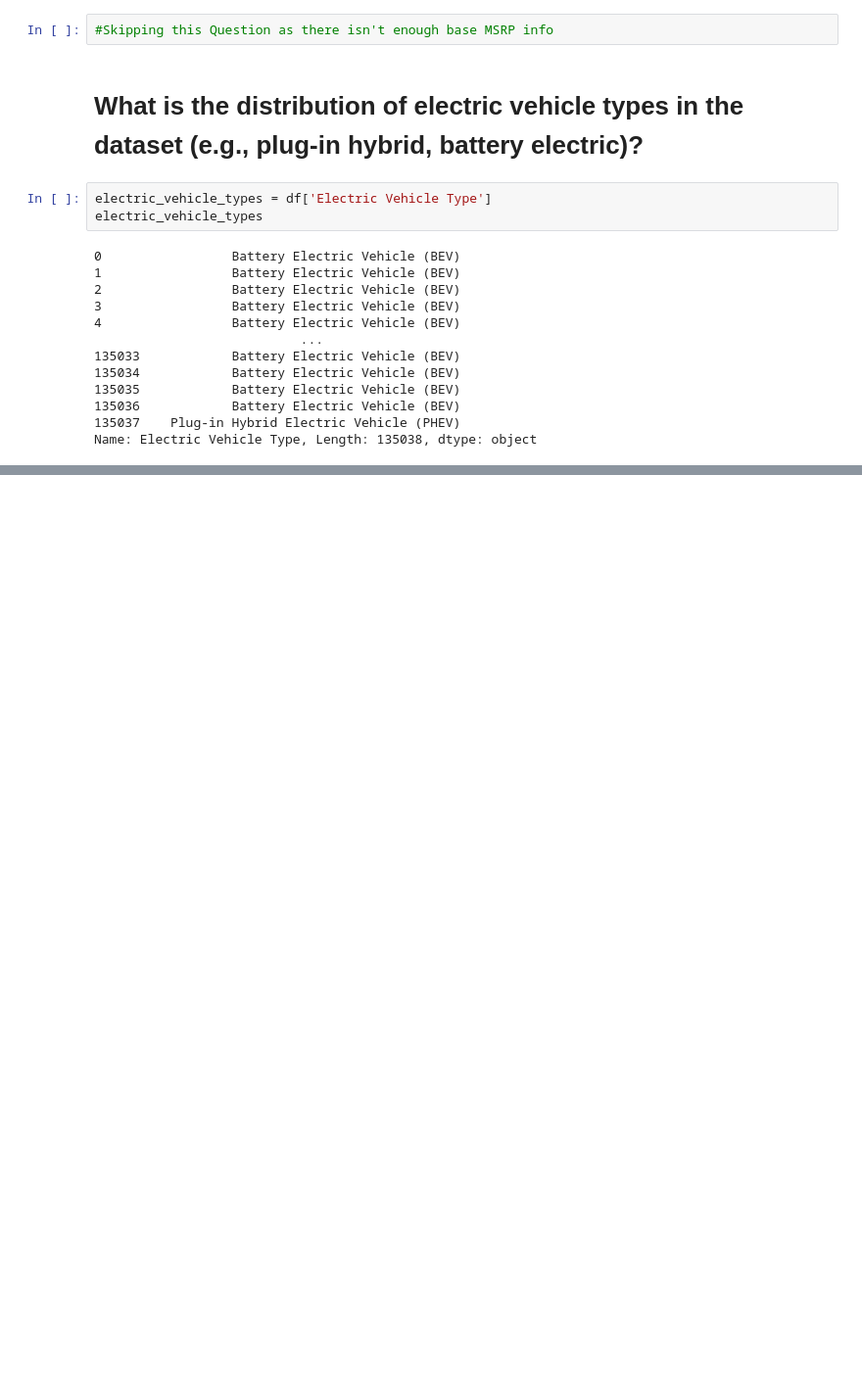
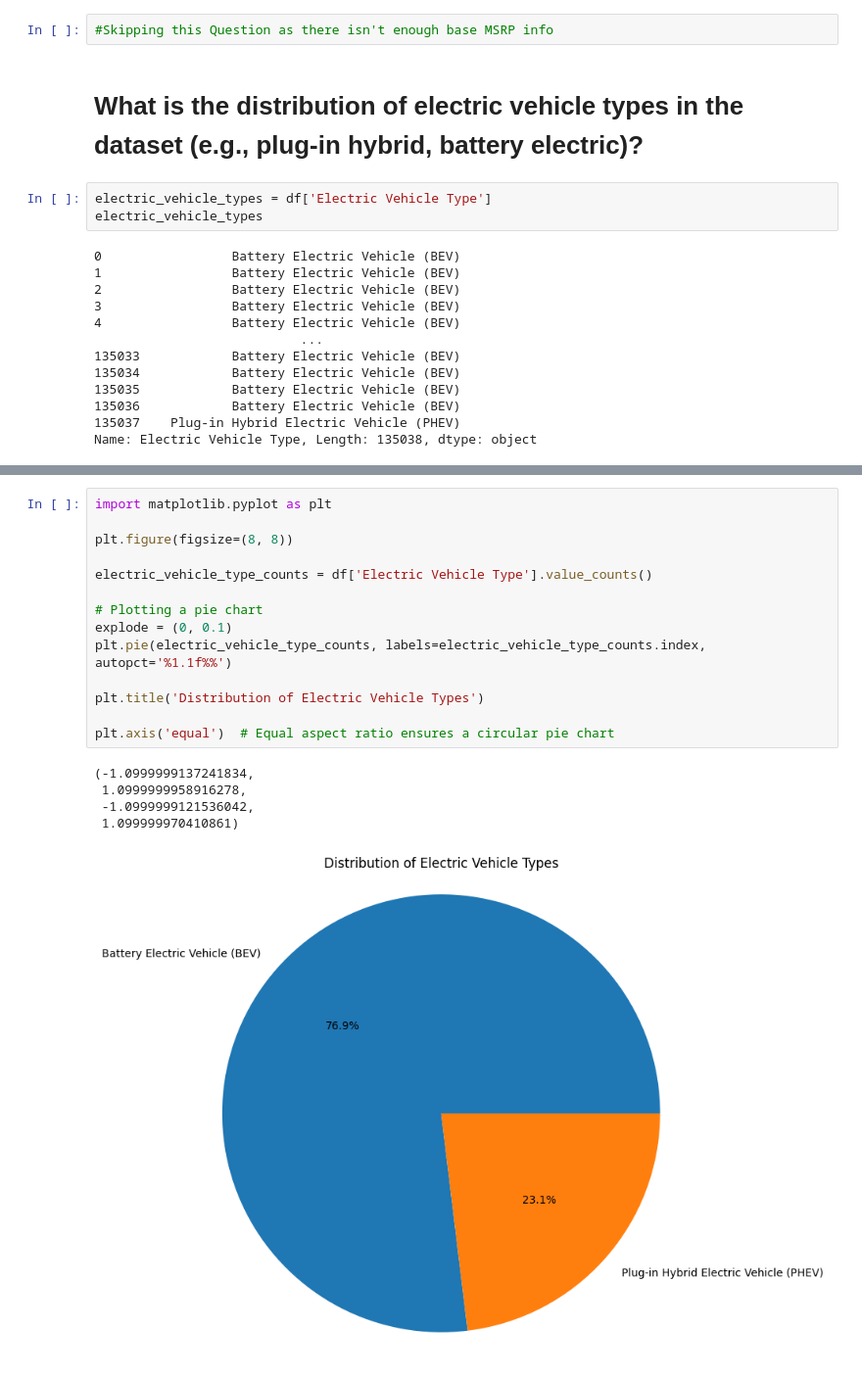
Before and after one commit to PiKa919/Electric-Vehicles-Analysis, a Jupyter notebook: Electric.ipynb, the cells around one changed output, grey strips where cells are left out. Shown at 98% size. Saved outputs shown, nothing was run; the diff lists cells and outputs as text; blank space fills up the shorter version.

Commit message:
tried exploding pie chart

```diff
--- a/Electric.ipynb
+++ b/Electric.ipynb
@@ -243,0 +229,20 @@ for i, v in enumerate(electric_vehicle_type_counts):
+# %%
+import matplotlib.pyplot as plt
+
+plt.figure(figsize=(8, 8))
+
+electric_vehicle_type_counts = df['Electric Vehicle Type'].value_counts()
+
+# Plotting a pie chart
+explode = (0, 0.1)
+plt.pie(electric_vehicle_type_counts, labels=electric_vehicle_type_counts.index, autopct='%1.1f%%')
+
+plt.title('Distribution of Electric Vehicle Types')
+
+plt.axis('equal')  # Equal aspect ratio ensures a circular pie chart
+# %% [output]
+(-1.0999999137241834,
+ 1.0999999958916278,
+ -1.0999999121536042,
+ 1.099999970410861)
+[figure, added]
```
Also changed, not shown: parts of 3 cells of this notebook.
